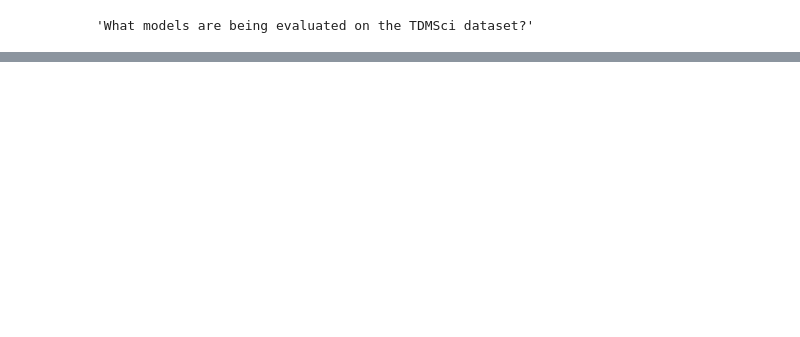
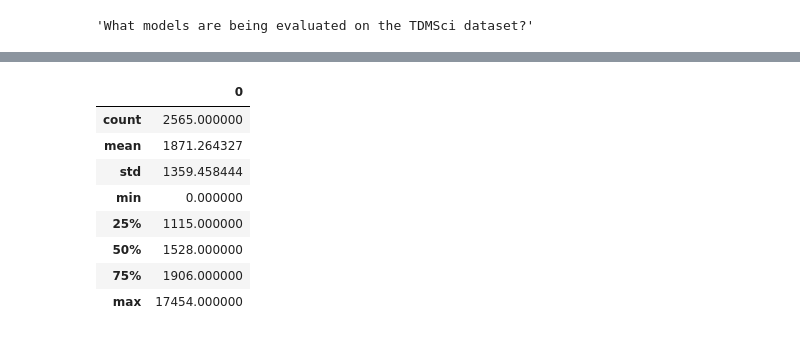
Before and after one commit to danrd/spike, a Jupyter notebook: kg-retrieval.ipynb, the cells around one changed output, grey strips where cells are left out. Cells and saved outputs as stored; diff of their text form; code cells hidden in the pictures; blank space fills up the shorter version.

```diff
--- a/kg-retrieval.ipynb
+++ b/kg-retrieval.ipynb
@@ -289,16 +329,13 @@ def retrieve_subgraph(question:str, main_graph:rdflib.Graph, n_preds:int=1000, n
     for paper in papers_list:
         graph = process_paper(paper, predicates_list, main_graph)
         if len(graph) > 0:
-            graph_text = get_subgraph_string(graph)
-            graph_text_postprocessed = graph_text_postprocessing(graph_text)
-            subgraphs.append(graph_text_postprocessed)
+            subgraphs.append(graph)
     for contrib in contribs_list:
         graph = process_contrib(contrib, predicates_list, main_graph)
         if len(graph) > 0:
-            graph_text = get_subgraph_string(graph)
-            graph_text_postprocessed = graph_text_postprocessing(graph_text)
-            subgraphs.append(graph_text_postprocessed)
-    return subgraphs
+            subgraphs.append(graph)
+    res_graph = merge_subgraphs(subgraphs)
+    return res_graph
 # %%
 q1 = "Which model has achieved the highest Accuracy score on the Story Cloze Test benchmark dataset?"
 q2 = "List the title and ID of research papers that contain a benchmark over the Penn Treebank (Word Level) dataset?"
@@ -410,0 +390,42 @@ retrieve_subgraph(q5, orkg)
+# %%
+import json
+with open("/kaggle/input/sciqa-dataset/SciQA-dataset/test/questions.json", 'rb') as f:
+    test_file = f.read()
+
+with open("/kaggle/input/sciqa-dataset/SciQA-dataset/train/questions.json", 'rb') as f:
+    train_file = f.read()
+
+with open("/kaggle/input/sciqa-dataset/SciQA-dataset/valid/questions.json", 'rb') as f:
+    valid_file = f.read()
+
+test = json.loads(test_file)
+train = json.loads(train_file)
+valid = json.loads(valid_file)
+
+test_q = test['questions']
+train_q = train['questions']
+valid_q = valid['questions']
+# %%
+from transformers import GPT2Tokenizer
+tokenizer = GPT2Tokenizer.from_pretrained("gpt2")
+
+def measure_num_tokens(datasets:list, tokenizer):
+    res = []
+    for dataset in datasets:
+        for q in dataset:
+            out = retrieve_subgraph(q['question']['string'], orkg)
+            tokens = tokenizer(out)["input_ids"]
+            res.append(len(tokens))
+    return pd.DataFrame(res)
+# %%
+measure_num_tokens([test_q, train_q, valid_q], tokenizer)
+# %% [output]
+|  | 0 |
+| count | 2565.000000 |
+| mean | 1871.264327 |
+| std | 1359.458444 |
+| min | 0.000000 |
+| 25% | 1115.000000 |
+| 50% | 1528.000000 |
+| 75% | 1906.000000 |
+| max | 17454.000000 |
```
Also changed, not shown: parts of 11 cells of this notebook.
